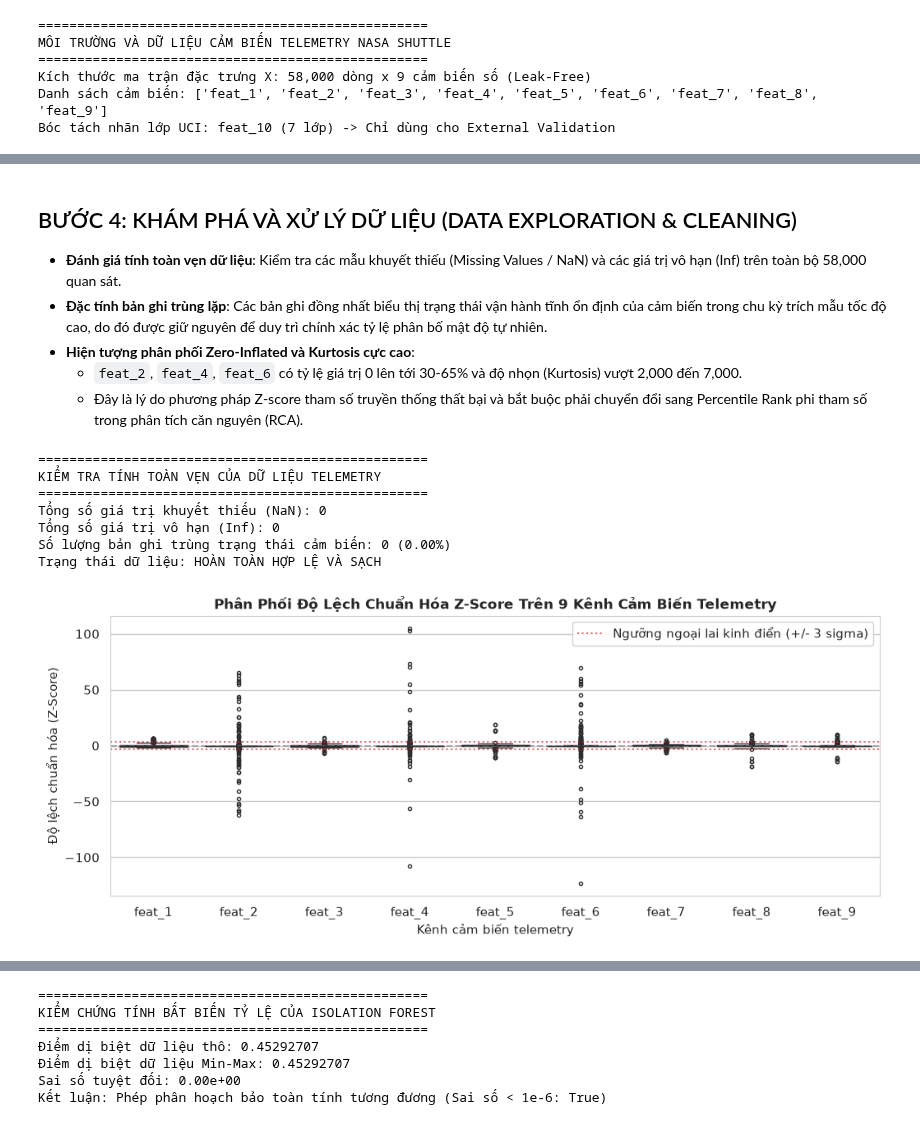
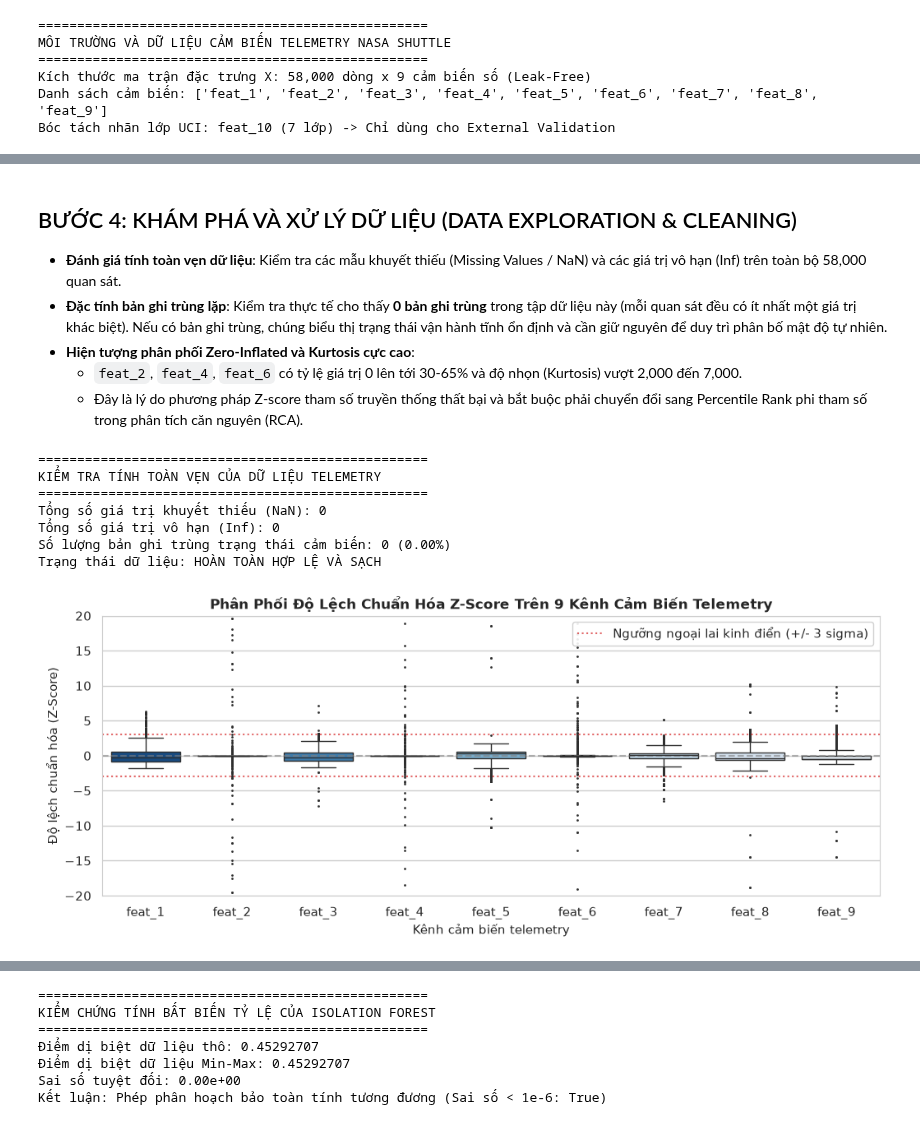
Before and after one commit to ntdat2036/iforest-shuttle-anomaly, a Jupyter notebook: shuttle_anomaly_detection_iforest.ipynb, the cells around one changed output, grey strips where cells are left out. Drawn from its saved outputs; the diff is of its cells as text; code cells hidden in the pictures.

```diff
--- a/shuttle_anomaly_detection_iforest.ipynb
+++ b/shuttle_anomaly_detection_iforest.ipynb
@@ -149,7 +150,7 @@ plt.show()
 ## BƯỚC 4: KHÁM PHÁ VÀ XỬ LÝ DỮ LIỆU (DATA EXPLORATION & CLEANING)
 
 - **Đánh giá tính toàn vẹn dữ liệu**: Kiểm tra các mẫu khuyết thiếu (Missing Values / NaN) và các giá trị vô hạn (Inf) trên toàn bộ 58,000 quan sát.
-- **Đặc tính bản ghi trùng lặp**: Các bản ghi đồng nhất biểu thị trạng thái vận hành tĩnh ổn định của cảm biến trong chu kỳ trích mẫu tốc độ cao, do đó được giữ nguyên để duy trì chính xác tỷ lệ phân bố mật độ tự nhiên.
+- **Đặc tính bản ghi trùng lặp**: Kiểm tra thực tế cho thấy **0 bản ghi trùng** trong tập dữ liệu này (mỗi quan sát đều có ít nhất một giá trị khác biệt). Nếu có bản ghi trùng, chúng biểu thị trạng thái vận hành tĩnh ổn định và cần giữ nguyên để duy trì phân bố mật độ tự nhiên.
 - **Hiện tượng phân phối Zero-Inflated và Kurtosis cực cao**:
   - `feat_2`, `feat_4`, `feat_6` có tỷ lệ giá trị 0 lên tới 30-65% và độ nhọn (Kurtosis) vượt 2,000 đến 7,000.
   - Đây là lý do phương pháp Z-score tham số truyền thống thất bại và bắt buộc phải chuyển đổi sang Percentile Rank phi tham số trong phân tích căn nguyên (RCA).
@@ -160,35 +161,38 @@ n_inf = int(np.isinf(X_raw.to_numpy()).sum())
 n_duplicates = int(X_raw.duplicated().sum())
 
 print("==================================================")
 print("KIỂM TRA TÍNH TOÀN VẸN CỦA DỮ LIỆU TELEMETRY")
 print("==================================================")
 print(f"Tổng số giá trị khuyết thiếu (NaN): {n_missing}")
 print(f"Tổng số giá trị vô hạn (Inf): {n_inf}")
 print(f"Số lượng bản ghi trùng trạng thái cảm biến: {n_duplicates:,} ({n_duplicates/len(X_raw)*100:.2f}%)")
 print(f"Trạng thái dữ liệu: {'HOÀN TOÀN HỢP LỆ VÀ SẠCH' if n_missing == 0 and n_inf == 0 else 'CẦN XỬ LÝ'}")
 
 # Trực quan hóa phân phối ngoại lai trên 9 kênh cảm biến telemetry (Z-score Boxplots)
 Z_scores = (X_raw - X_raw.mean()) / X_raw.std()
 plt.figure(figsize=(10.5, 4.5), dpi=100)
-sns.boxplot(data=Z_scores, palette="Blues_r", fliersize=3, linewidth=1)
+# Lưu ý: một số cột có outlier tới ±120σ khiến phần hộp không thể nhìn thấy.
+# Để thấy rõ hộp, cần clip trục (ví dụ ylim=[-15, 15]) hoặc dùng symlog.
+sns.boxplot(data=Z_scores, palette="Blues_r", fliersize=1, linewidth=1)
 plt.axhline(0, color='gray', linestyle='--', alpha=0.6)
 plt.axhline(3, color='#d62728', linestyle=':', alpha=0.7, label='Ngưỡng ngoại lai kinh điển (+/- 3 sigma)')
 plt.axhline(-3, color='#d62728', linestyle=':', alpha=0.7)
+plt.ylim(-20, 20)  # Clip trục để hộp hiển thị; các outlier cực đoan (±120σ) không vẽ nhưng vẫn có trong dữ liệu
 plt.title('Phân Phối Độ Lệch Chuẩn Hóa Z-Score Trên 9 Kênh Cảm Biến Telemetry', fontsize=12, fontweight='bold')
 plt.xlabel('Kênh cảm biến telemetry', fontsize=11)
 plt.ylabel('Độ lệch chuẩn hóa (Z-Score)', fontsize=11)
 plt.legend(loc='upper right', frameon=True, facecolor='white', framealpha=0.9)
 plt.tight_layout()
 plt.show()
 # %% [output]
 ==================================================
 KIỂM TRA TÍNH TOÀN VẸN CỦA DỮ LIỆU TELEMETRY
 ==================================================
 Tổng số giá trị khuyết thiếu (NaN): 0
 Tổng số giá trị vô hạn (Inf): 0
 Số lượng bản ghi trùng trạng thái cảm biến: 0 (0.00%)
 Trạng thái dữ liệu: HOÀN TOÀN HỢP LỆ VÀ SẠCH
-[figure, old version]
+[figure, new version]
 # %% [markdown]
 ## BƯỚC 5: CHUẨN HÓA ĐẶC TRƯNG (FEATURE SCALING & SCALE INVARIANCE)
 
```
Also changed, not shown: parts of 23 cells of this notebook, 1 other file.
